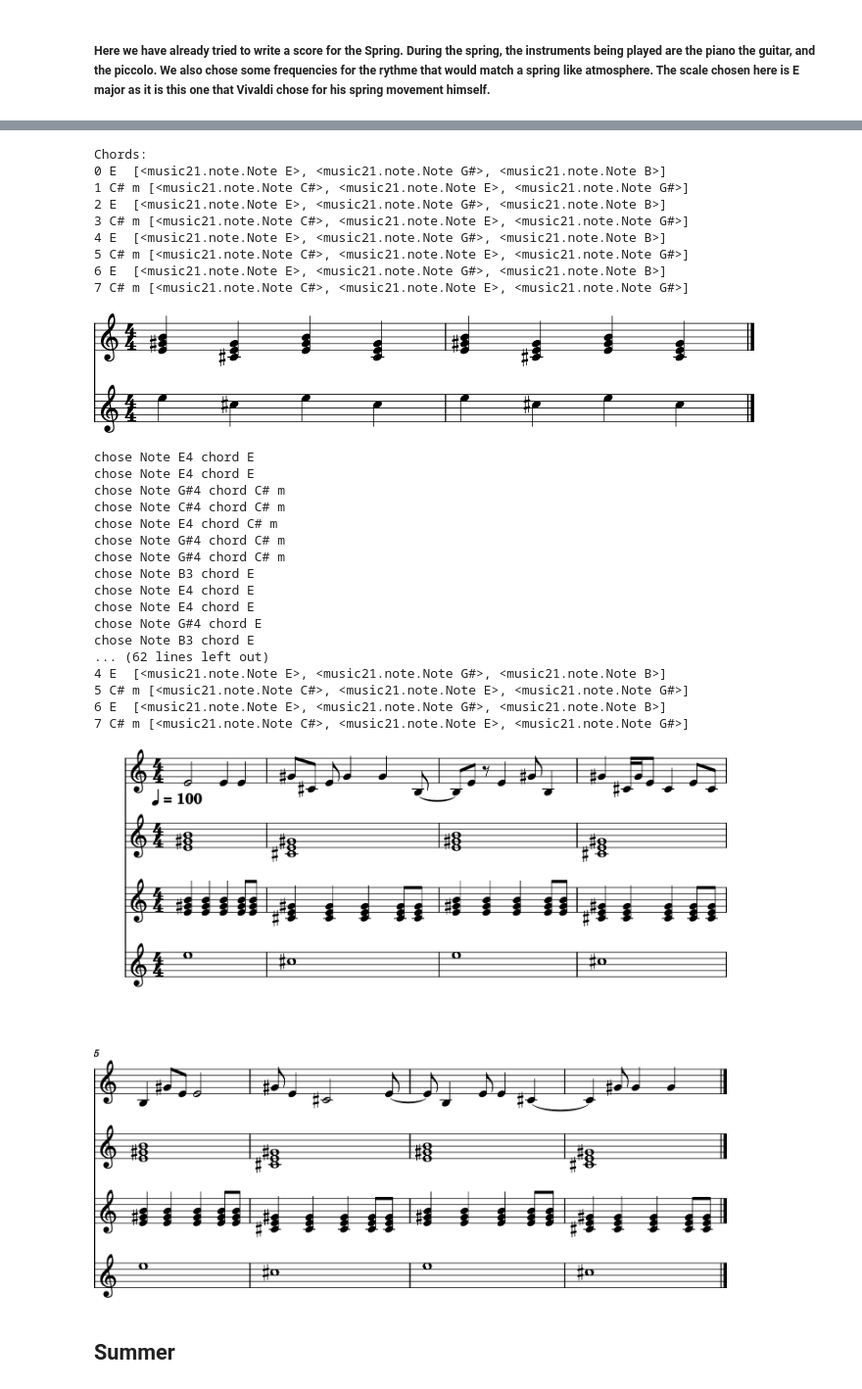
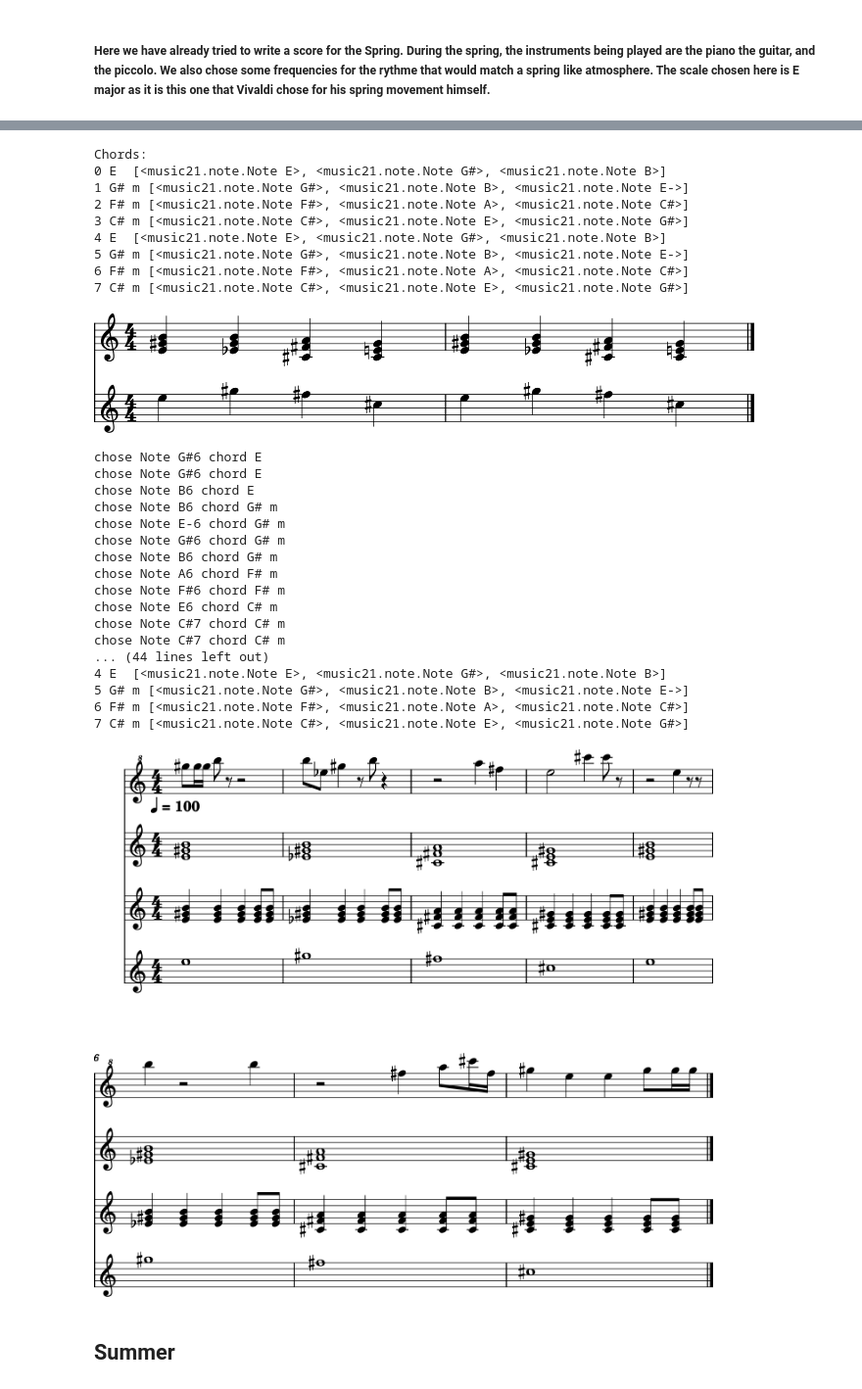
Before and after one commit to AlainSchoebi/MusicalTheory, a Jupyter notebook: Notebook2.ipynb, the cells around one changed output, grey strips where cells are left out. Shown at 98% size. Drawn from its saved outputs; the diff is of its cells as text; code cells hidden in the pictures.

```diff
--- a/Notebook2.ipynb
+++ b/Notebook2.ipynb
@@ -523,10 +532,6 @@ def rhythm_from_sequence(durations, time_sig = None, pitch = 'C4', rhythm=None):
 
             rhythm = append_event(dur, rhythm, rest = is_rest, pitch = pitch)
     return rhythm
-
-def play(score):
-    #Shortcut to play a stream
-    midi.realtime.StreamPlayer(score).play()
 # %% [markdown]
 # The tree
 # %% [markdown]
@@ -767,7 +775,7 @@ def mixMelodyChordsAndBass(_melodyNotes, _bassChords, _bassNotes, _tempo = 60, _
 ## Melody with chords function
 ##### The following functions takes as parameteres a scale, a chrod and durations. The code in the cell is commented in order to understand the whole process.
 # %%
-def getMelody(_scale, _bassChords, _durations):
+def getMelody(_scale, _bassChords, _durations, _season):
 
     melodyNotes = [];
 
@@ -775,7 +783,16 @@ def getMelody(_scale, _bassChords, _durations):
     quarterLengthCounter = 0;
 
     # start note of the melody, a random note belonging to the first chord
-    startNote = _bassChords[0].getNotesWithOctave(_octave = 4)[random.randint(0, len(_bassChords[0].getNotesWithoutOctave())-1)];
+    if _season == "spring":
+        octave = 6
+    elif _season == "summer":
+        octave = 4
+    elif _season == "autumn":
+        octave = 4
+    elif _season == "winter":
+        octave = 3
+
+    startNote = _bassChords[0].getNotesWithOctave(octave)[random.randint(0, len(_bassChords[0].getNotesWithoutOctave())-1)];
 
     # loop through the _durations
     for i in range(len(_durations)):
@@ -1006,58 +1024,58 @@ springBassChords = getBassChords(springScale, springChordsNumber, springOctaveRe
 for i in range(len(springBassChords)):
     springBassChords.append(springBassChords[i].copy());
 
 springBassNotes = [note.Note(pitch = c.baseNote.pitch.name, octave = springOctaveRegion) for c in springBassChords];
 
 showBass(springBassChords, springBassNotes, _play = False)
 
 springDurations = get_path(springFreq)
-springMelody = getMelody (springScale, springBassChords, springDurations)
+springMelody = getMelody (springScale, springBassChords, springDurations, "spring")
 
-springMelodyStream = getMelody(springScale, springBassChords, springDurations)
+springMelodyStream = getMelody(springScale, springBassChords, springDurations, "spring")
 
-springBPM =100
+springBPM = 100
 springScore = mixMelodyChordsAndBass(springMelody, springBassChords, springBassNotes, springBPM, False)
 
-springScore[0].insert(0, instrument.Piccolo())
+springScore[0].insert(0, instrument.Flute())
 springScore[1].insert(0, instrument.Piano())
 springScore[2].insert(0, instrument.Guitar())
 springScore[3].insert(0, instrument.Piano())
 
 springScore[0].insert(0, dynamics.Dynamic(1))
 springScore[1].insert(0, dynamics.Dynamic(0.5))
 springScore[2].insert(0, dynamics.Dynamic(0.5))
 springScore[3].insert(0, dynamics.Dynamic(0.5))
 # %% [output]
 E major [0, 2, 4, 5, 7, 9, 11]
 [figure]
 Chords:
 0 E  [<music21.note.Note E>, <music21.note.Note G#>, <music21.note.Note B>]
-1 C# m [<music21.note.Note C#>, <music21.note.Note E>, <music21.note.Note G#>]
-2 E  [<music21.note.Note E>, <music21.note.Note G#>, <music21.note.Note B>]
+1 G# m [<music21.note.Note G#>, <music21.note.Note B>, <music21.note.Note E->]
+2 F# m [<music21.note.Note F#>, <music21.note.Note A>, <music21.note.Note C#>]
 3 C# m [<music21.note.Note C#>, <music21.note.Note E>, <music21.note.Note G#>]
 4 E  [<music21.note.Note E>, <music21.note.Note G#>, <music21.note.Note B>]
-5 C# m [<music21.note.Note C#>, <music21.note.Note E>, <music21.note.Note G#>]
-6 E  [<music21.note.Note E>, <music21.note.Note G#>, <music21.note.Note B>]
+5 G# m [<music21.note.Note G#>, <music21.note.Note B>, <music21.note.Note E->]
+6 F# m [<music21.note.Note F#>, <music21.note.Note A>, <music21.note.Note C#>]
 7 C# m [<music21.note.Note C#>, <music21.note.Note E>, <music21.note.Note G#>]
-[figure, old version]
+[figure, new version]
-chose Note E4 chord E
-chose Note E4 chord E
-chose Note G#4 chord C# m
-chose Note C#4 chord C# m
-chose Note E4 chord C# m
-chose Note G#4 chord C# m
-chose Note G#4 chord C# m
-chose Note B3 chord E
-chose Note E4 chord E
-chose Note E4 chord E
-chose Note G#4 chord E
-chose Note B3 chord E
-... (62 lines left out)
+chose Note G#6 chord E
+chose Note G#6 chord E
+chose Note B6 chord E
+chose Note B6 chord G# m
+chose Note E-6 chord G# m
+chose Note G#6 chord G# m
+chose Note B6 chord G# m
+chose Note A6 chord F# m
+chose Note F#6 chord F# m
+chose Note E6 chord C# m
+chose Note C#7 chord C# m
+chose Note C#7 chord C# m
+... (44 lines left out)
 4 E  [<music21.note.Note E>, <music21.note.Note G#>, <music21.note.Note B>]
-5 C# m [<music21.note.Note C#>, <music21.note.Note E>, <music21.note.Note G#>]
-6 E  [<music21.note.Note E>, <music21.note.Note G#>, <music21.note.Note B>]
+5 G# m [<music21.note.Note G#>, <music21.note.Note B>, <music21.note.Note E->]
+6 F# m [<music21.note.Note F#>, <music21.note.Note A>, <music21.note.Note C#>]
 7 C# m [<music21.note.Note C#>, <music21.note.Note E>, <music21.note.Note G#>]
-[figure, old version]
+[figure, new version]
 # %%
 play(springScore)
 # %% [markdown]
```
Also changed, not shown: parts of 13 cells of this notebook.
